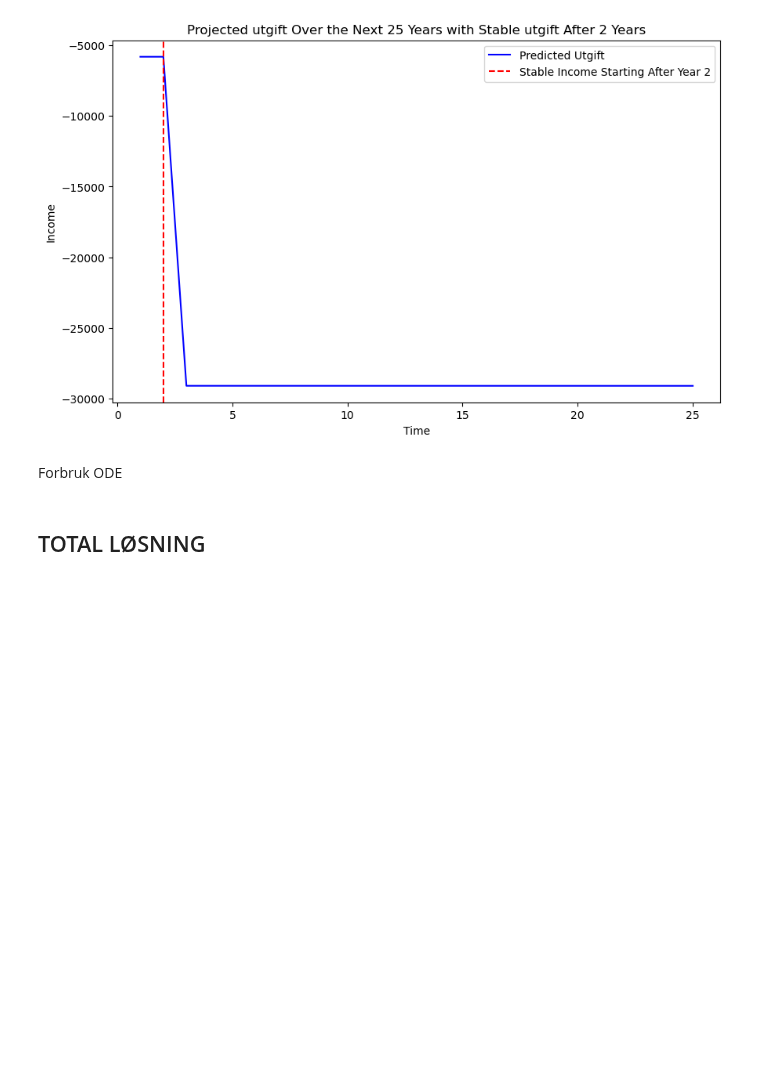
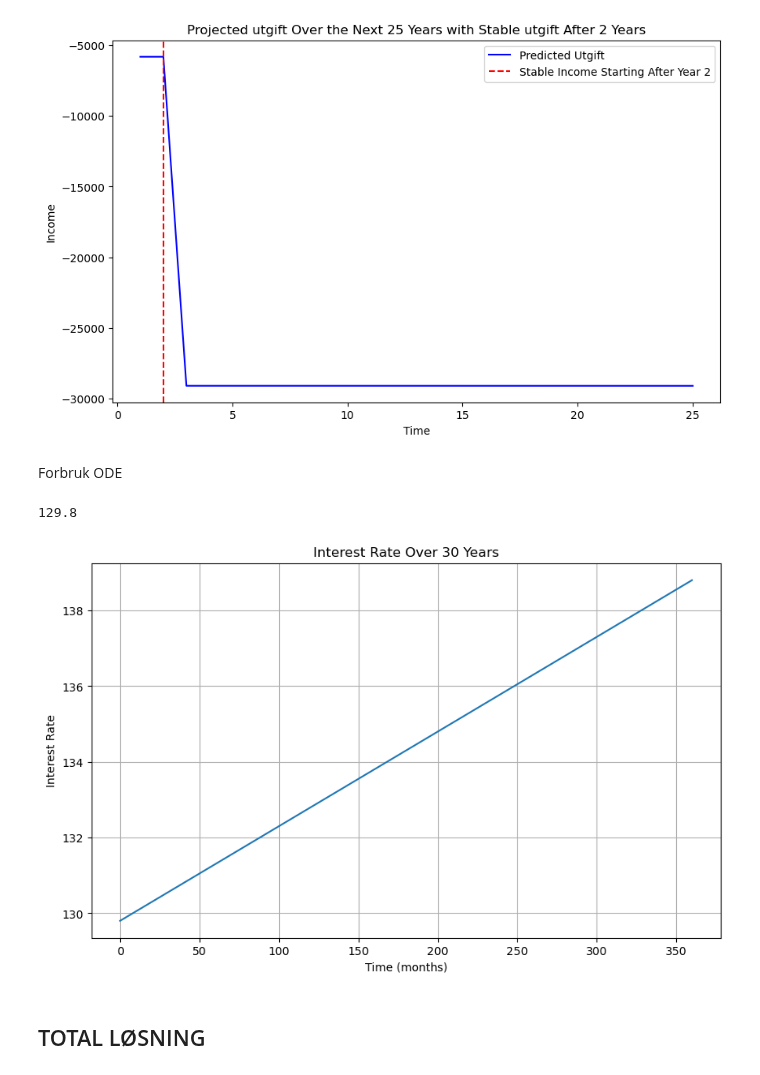
Before and after one commit to 591118/ProsjektADAH2023, a Jupyter notebook: prosjekt501.ipynb, the cells around one changed output. Cells and saved outputs as stored; diff of their text form; code cells hidden in the pictures; blank space fills up the shorter version.

```diff
--- a/prosjekt501.ipynb
+++ b/prosjekt501.ipynb
@@ -533,3 +510,45 @@ def rente(rente, inflation):
+# %%
+import numpy as np
+from scipy.integrate import odeint
+
+# Define the system of ODEs
+def rente_ode (rente, t):
+    inflasjon = rente[0]
+
+    # Calculate the rate of change of the interest rate
+    if inflasjon > 2.3:
+        dr_dt = 0.025  # Increase interest rate
+    elif inflasjon < 2.7:
+        dr_dt = -0.025  # Decrease interest rate
+    else:
+        dr_dt = 0  # Keep interest rate stable
+
+    return [dr_dt]
+
+# Initial conditions
+inflasjon0 = kpi['Konsumprisindeks(2015=100)'].iloc[-1] # Inflation rate at time t=0
+
+# Time points
+t = np.linspace(0, 30*12, 1000)  # Last 12 months
+
+# Solve the system of ODEs
+rente = odeint(rente_ode, inflasjon0, t)
+
+# Now 'rente' is a 2D array where the first column is 'inflasjon'
+# You can use this to make predictions about the interest rate in the future.
+# %% [output]
+129.8
+# %%
+# Plot the solution
+plt.figure(figsize=(10, 6))
+plt.plot(t, rente)
+plt.xlabel('Time (months)')
+plt.ylabel('Interest Rate')
+plt.title('Inflasjon Over 30 Years')
+plt.grid(True)
+plt.show()
+# %% [output]
+[figure, added]
 # %%
 def inflasjon(t, inflation, economic_factors, target_rate):
     adjustment = k4 * (economic_factors - target_rate)
```
Also changed, not shown: parts of 4 cells of this notebook.
